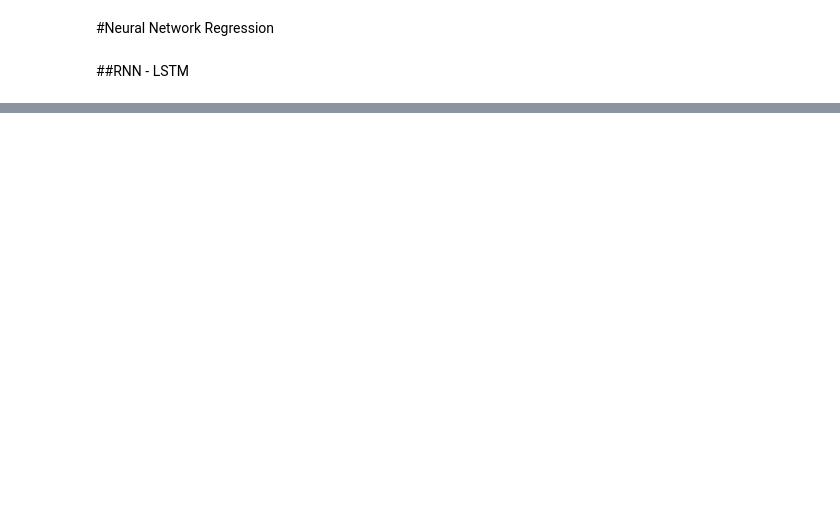
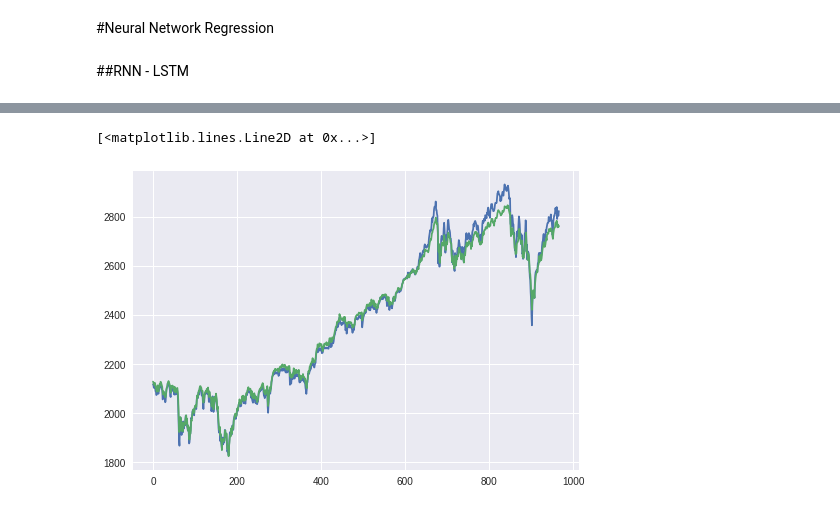
Before and after one commit to kevinpatelco/Stock_Prediction, a Jupyter notebook: MA.ipynb, the cells around one changed output, grey strips where cells are left out. Drawn from its saved outputs; the diff is of its cells as text; code cells hidden in the pictures; blank space fills up the shorter version.

```diff
--- a/MA.ipynb
+++ b/MA.ipynb
@@ -229,3 +308,2 @@ model.compile(loss="mean_squared_error", optimizer="rmsprop")
 # %%
-#Fit the model
-model.fit(X_train, y_train, batch_size=700, nb_epoch=10, validation_split=0.05)
+# model.evaluate(X_train, y_train, batch_size=1)
@@ -231,0 +334,21 @@ model.fit(X_train, y_train, batch_size=700, nb_epoch=10, validation_split=0.05)
+# %%
+Xt = model.predict(X_test)
+Xt = Xt.ravel()
+testPredict_extended = np.zeros((len(Xt),5))
+testPredict_extended[:, 3] = Xt
+testPredict = scl.inverse_transform(testPredict_extended)[:, 3]
+
+y_test_extended = np.zeros((len(y_test),5))
+y_test_extended[:, 3] = y_test
+y_test = scl.inverse_transform(y_test_extended)[:, 3]
+
+plt.plot(y_test)
+plt.plot(testPredict)
+
+
+# y_test
+# scl.inverse_transform(y_test)[3]
+# scl.inverse_transform(Xt)
+# %% [output]
+[<matplotlib.lines.Line2D at 0x...>]
+[figure, added]
```
Also changed, not shown: parts of 27 cells of this notebook.
